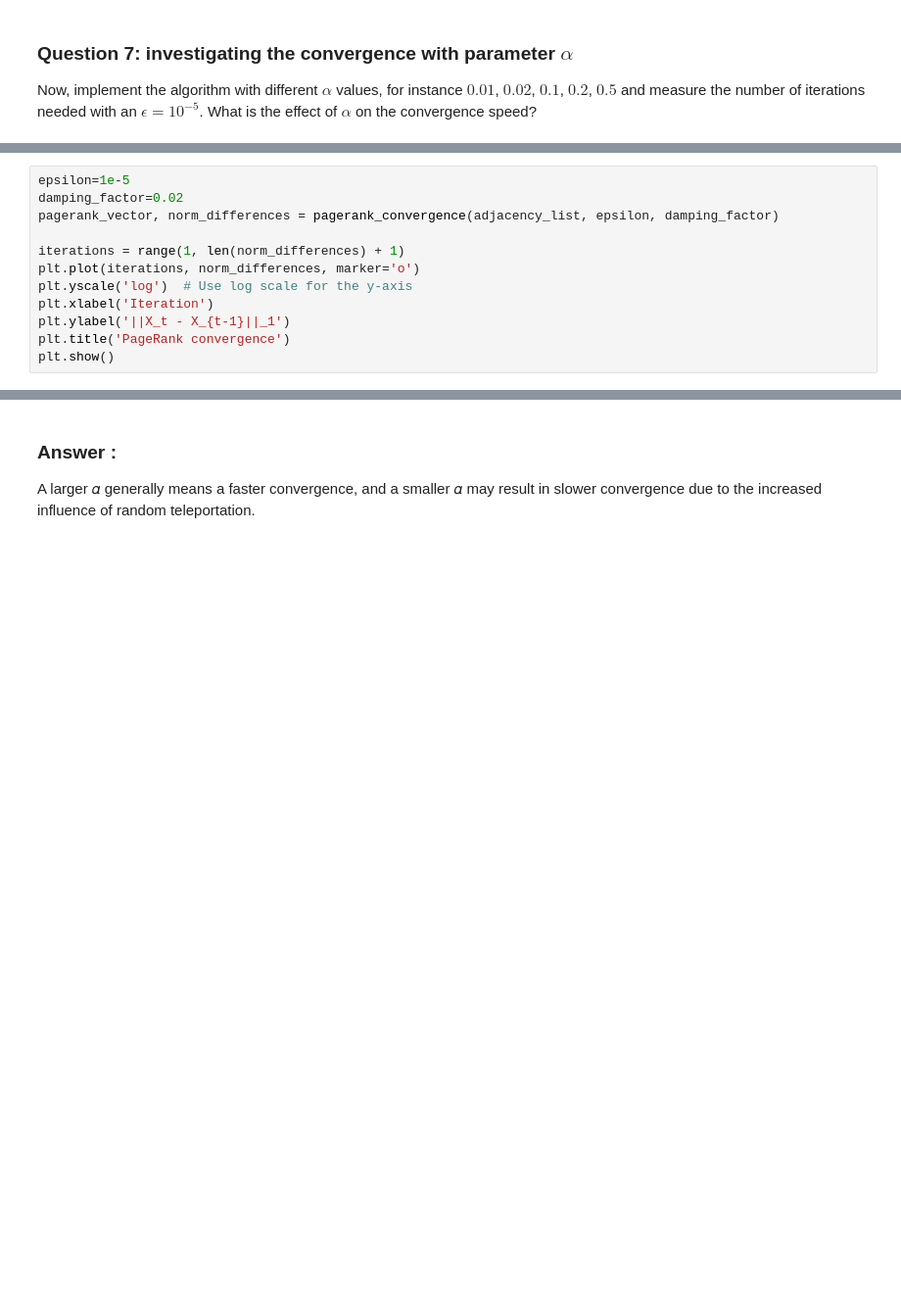
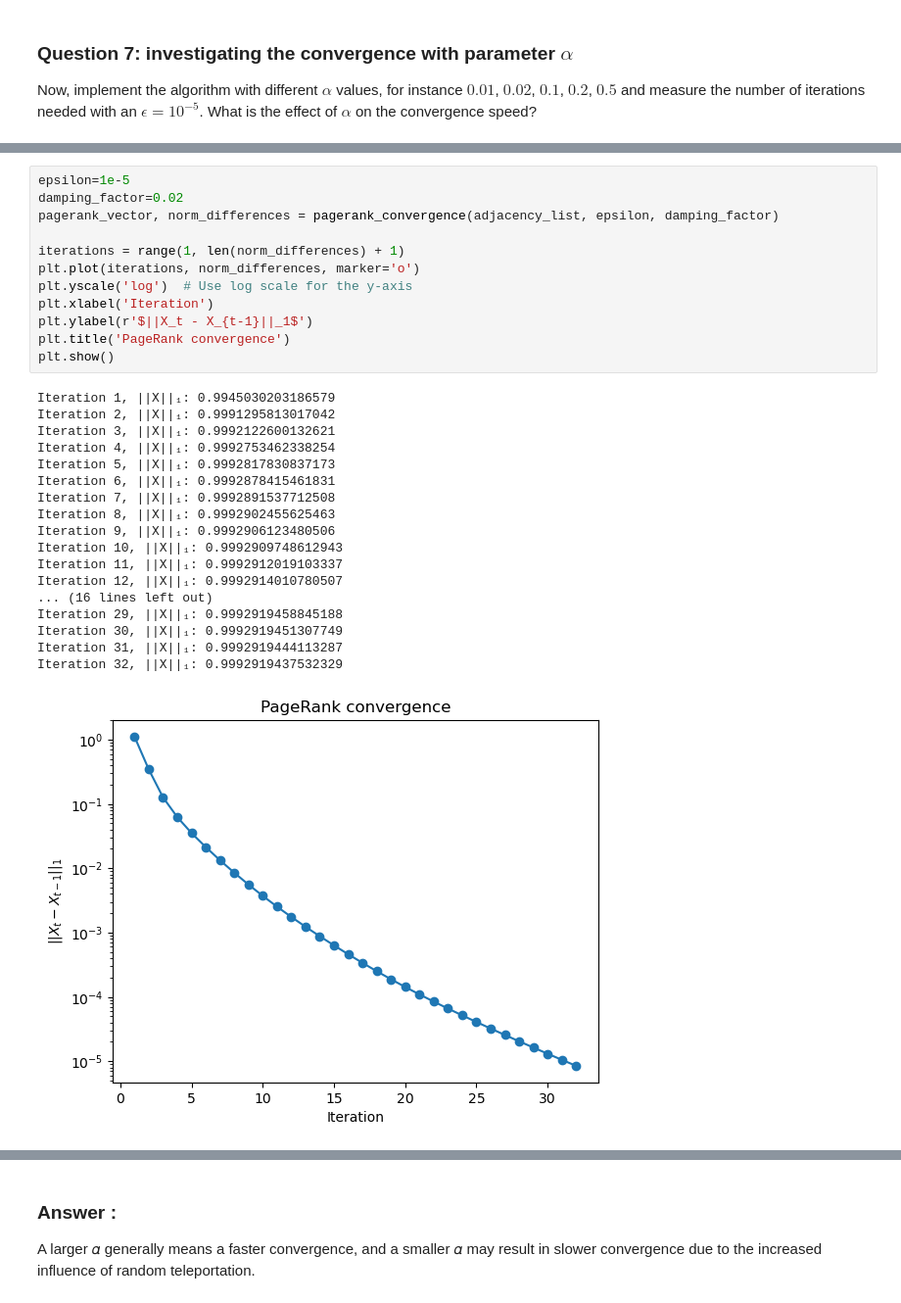
Before and after one commit to JackThay/NAM_TP7, a Jupyter notebook: TP7_Students_Jack-THAY_Thierry-UNG.ipynb, the cells around one changed output, grey strips where cells are left out. Shown at 98% size. Saved outputs shown, nothing was run; the diff lists cells and outputs as text; blank space fills up the shorter version.

```diff
--- a/TP7_Students_Jack-THAY_Thierry-UNG.ipynb
+++ b/TP7_Students_Jack-THAY_Thierry-UNG.ipynb
@@ -438,15 +539,34 @@ plt.show()
 # %%
 epsilon=1e-5
 damping_factor=0.02
 pagerank_vector, norm_differences = pagerank_convergence(adjacency_list, epsilon, damping_factor)
 
 iterations = range(1, len(norm_differences) + 1)
 plt.plot(iterations, norm_differences, marker='o')
 plt.yscale('log')  # Use log scale for the y-axis
 plt.xlabel('Iteration')
-plt.ylabel('||X_t - X_{t-1}||_1')
+plt.ylabel(r'$||X_t - X_{t-1}||_1$')
 plt.title('PageRank convergence')
 plt.show()
+# %% [output]
+Iteration 1, ||X||₁: 0.9945030203186579
+Iteration 2, ||X||₁: 0.9991295813017042
+Iteration 3, ||X||₁: 0.9992122600132621
+Iteration 4, ||X||₁: 0.9992753462338254
+Iteration 5, ||X||₁: 0.9992817830837173
+Iteration 6, ||X||₁: 0.9992878415461831
+Iteration 7, ||X||₁: 0.9992891537712508
+Iteration 8, ||X||₁: 0.9992902455625463
+Iteration 9, ||X||₁: 0.9992906123480506
+Iteration 10, ||X||₁: 0.9992909748612943
+Iteration 11, ||X||₁: 0.9992912019103337
+Iteration 12, ||X||₁: 0.9992914010780507
+... (16 lines left out)
+Iteration 29, ||X||₁: 0.9992919458845188
+Iteration 30, ||X||₁: 0.9992919451307749
+Iteration 31, ||X||₁: 0.9992919444113287
+Iteration 32, ||X||₁: 0.9992919437532329
+[figure, added]
 # %%
 epsilon=1e-5
 damping_factor=0.1
```
Also changed, not shown: parts of 22 cells of this notebook.
